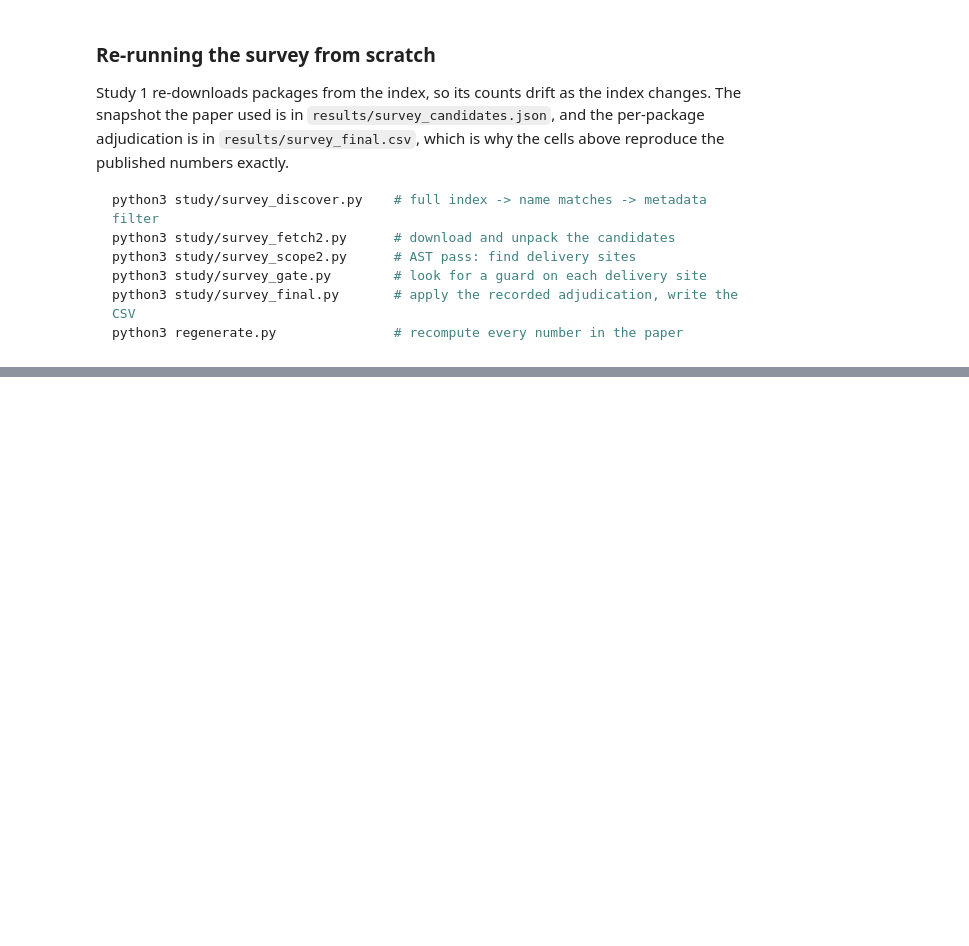
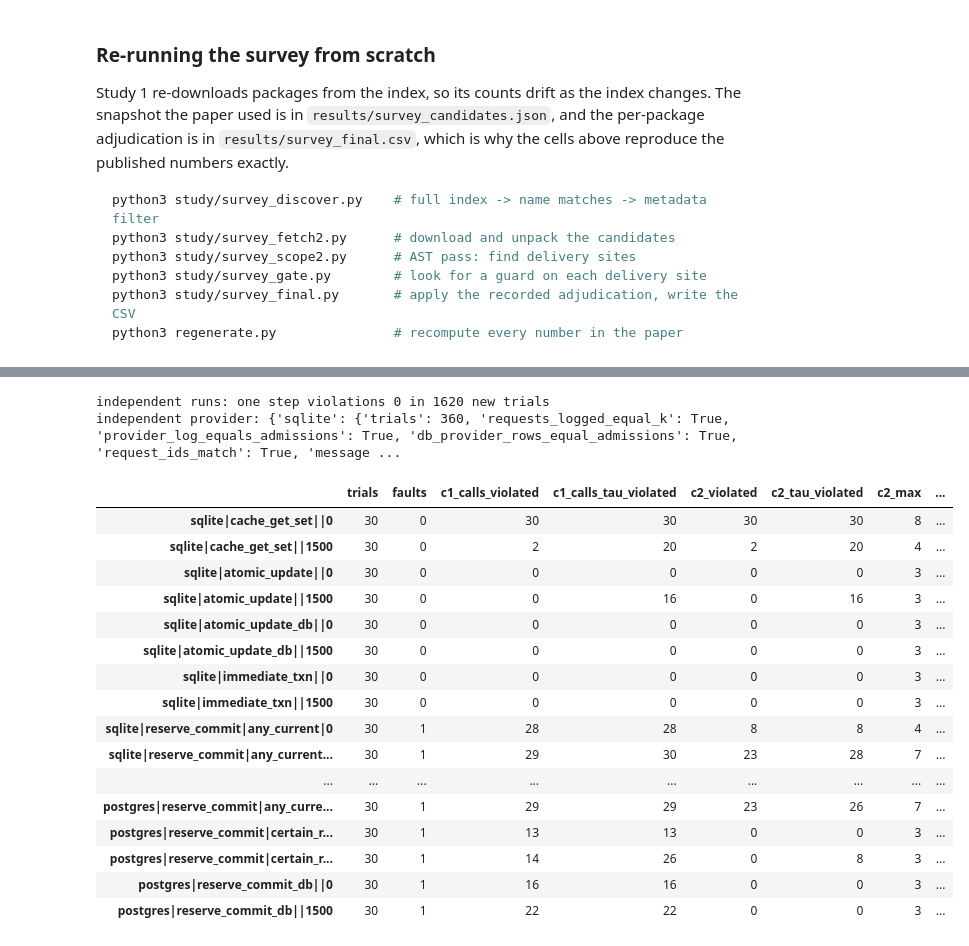
Before and after one commit to nahmedpsu/otp-send-side-quota-artifact, a Jupyter notebook: notebooks/otp_quota_reproduction_executed.ipynb, the cells around one changed output, grey strips where cells are left out. Drawn from its saved outputs; the diff is of its cells as text; code cells hidden in the pictures; blank space fills up the shorter version.

```diff
--- a/notebooks/otp_quota_reproduction_executed.ipynb
+++ b/notebooks/otp_quota_reproduction_executed.ipynb
@@ -917,0 +972,15 @@ pd.DataFrame(out)
+# %%
+LB = P["libraries"]
+rows = []
+for cfg, x in LB["summary"].items():
+    r = dict(configuration=cfg)
+    for k in (1, 2, 4, 8, 16, 32):
+        c = LB["cells"][f"{cfg}|{k}"]
+        r[f"k={k} median/max"] = f"{c['median']:g}/{c['max']}"
+    r["over (of 180)"] = x["over"]
+    r["worst amplification"] = x["worst_amplification"]
+    r["seq. one conn. max"] = LB["sequential"][f"{cfg}|sequential"]["max"]
+    r["seq. new conn. max"] = LB["sequential"][f"{cfg}|sequential_new_conn"]["max"]
+    rows.append(r)
+display(pd.DataFrame(rows))
+print("Django system checks:", LB["django_system_checks"])
@@ -1126,0 +1274,25 @@ python3 regenerate.py               # recompute every number in the paper
+# %%
+print("independent runs: one step violations", R7["indep"]["new_runs_one_step_violations"],
+      "in", R7["indep"]["new_runs_one_step_trials"], "new trials")
+print("independent provider:", {b: {k: v for k, v in d.items() if k != "by_strategy"} for b, d in R7["provider"].items()})
+pd.DataFrame(R7["timing_events"]).T   # the time and fault arm, recomputed request by request (Table timing)
+# %% [output]
+independent runs: one step violations 0 in 1620 new trials
+independent provider: {'sqlite': {'trials': 360, 'requests_logged_equal_k': True, 'provider_log_equals_admissions': True, 'db_provider_rows_equal_admissions': True, 'request_ids_match': True, 'message ...
+|  | trials | faults | c1_calls_violated | c1_calls_tau_violated | c2_violated | c2_tau_violated | c2_max | ... |
+| sqlite|cache_get_set||0 | 30 | 0 | 30 | 30 | 30 | 30 | 8 | ... |
+| sqlite|cache_get_set||1500 | 30 | 0 | 2 | 20 | 2 | 20 | 4 | ... |
+| sqlite|atomic_update||0 | 30 | 0 | 0 | 0 | 0 | 0 | 3 | ... |
+| sqlite|atomic_update||1500 | 30 | 0 | 0 | 16 | 0 | 16 | 3 | ... |
+| sqlite|atomic_update_db||0 | 30 | 0 | 0 | 0 | 0 | 0 | 3 | ... |
+| sqlite|atomic_update_db||1500 | 30 | 0 | 0 | 0 | 0 | 0 | 3 | ... |
+| sqlite|immediate_txn||0 | 30 | 0 | 0 | 0 | 0 | 0 | 3 | ... |
+| sqlite|immediate_txn||1500 | 30 | 0 | 0 | 0 | 0 | 0 | 3 | ... |
+| sqlite|reserve_commit|any_current|0 | 30 | 1 | 28 | 28 | 8 | 8 | 4 | ... |
+| sqlite|reserve_commit|any_current... | 30 | 1 | 29 | 30 | 23 | 28 | 7 | ... |
+| ... | ... | ... | ... | ... | ... | ... | ... | ... |
+| postgres|reserve_commit|any_curre... | 30 | 1 | 29 | 29 | 23 | 26 | 7 | ... |
+| postgres|reserve_commit|certain_r... | 30 | 1 | 13 | 13 | 0 | 0 | 3 | ... |
+| postgres|reserve_commit|certain_r... | 30 | 1 | 14 | 26 | 0 | 8 | 3 | ... |
+| postgres|reserve_commit_db||0 | 30 | 1 | 16 | 16 | 0 | 0 | 3 | ... |
+| postgres|reserve_commit_db||1500 | 30 | 1 | 22 | 22 | 0 | 0 | 3 | ... |
```
Also changed, not shown: parts of 30 cells of this notebook, 6 other files.
